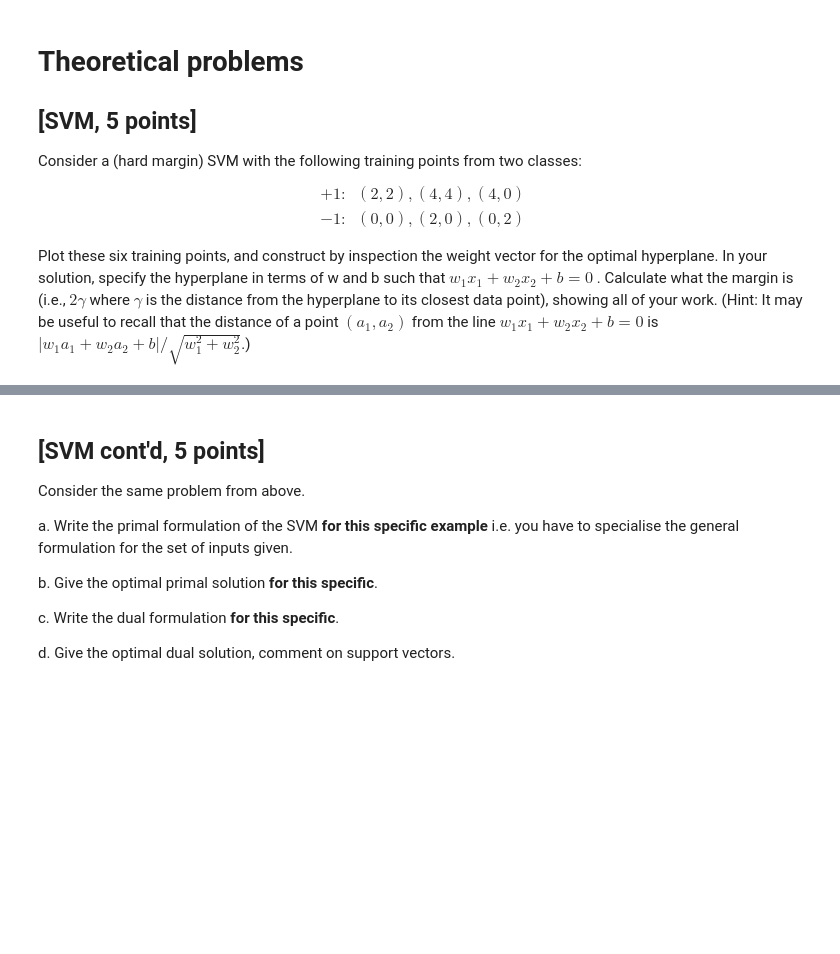
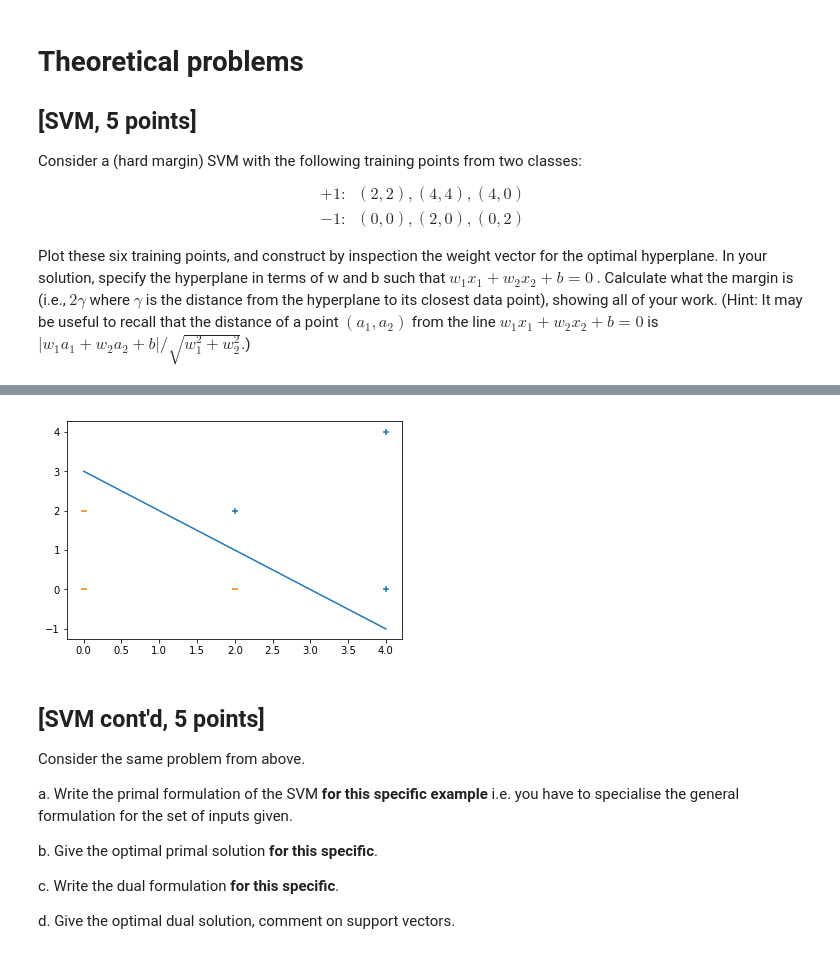
Before and after one commit to vchristoffersson/TDA231, a Jupyter notebook: hw4/hw4.ipynb, the cells around one changed output, grey strips where cells are left out. Cells and saved outputs as stored; diff of their text form; code cells hidden in the pictures; blank space fills up the shorter version.

```diff
--- a/hw4/hw4.ipynb
+++ b/hw4/hw4.ipynb
@@ -60,3 +32,19 @@ which is equivalent to:$\bf{t}_n(\bf{w}^T\bf{x}_n+b)\geq 1$:
+# %%
+import numpy as np
+import matplotlib.pyplot as plt
+
+X1 = [2, 4, 4]
+Y1 = [2, 4, 0]
+
+X2 = [0, 2, 0]
+Y2 = [0, 0, 2]
+
+plt.scatter(X1, Y1, marker='+')
+plt.scatter(X2, Y2, marker='_')
+plt.plot([0,4],[3,-1])
+plt.show()
+# %% [output]
+[figure, added]
 # %% [markdown]
 ## [SVM cont'd, 5 points]
 
```
Also changed, not shown: parts of 6 cells of this notebook.
